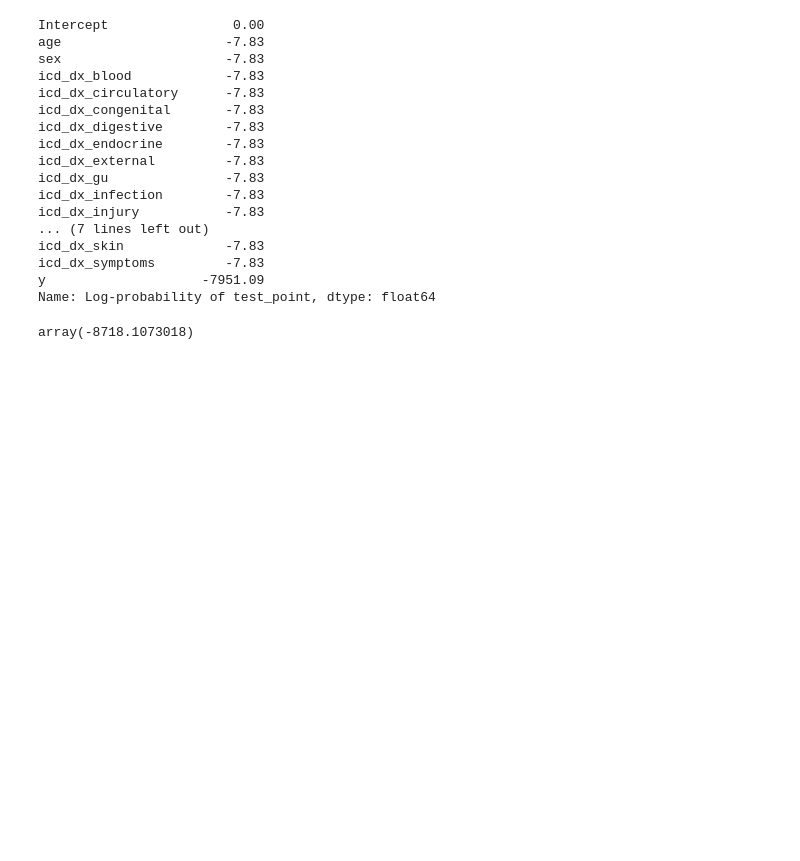
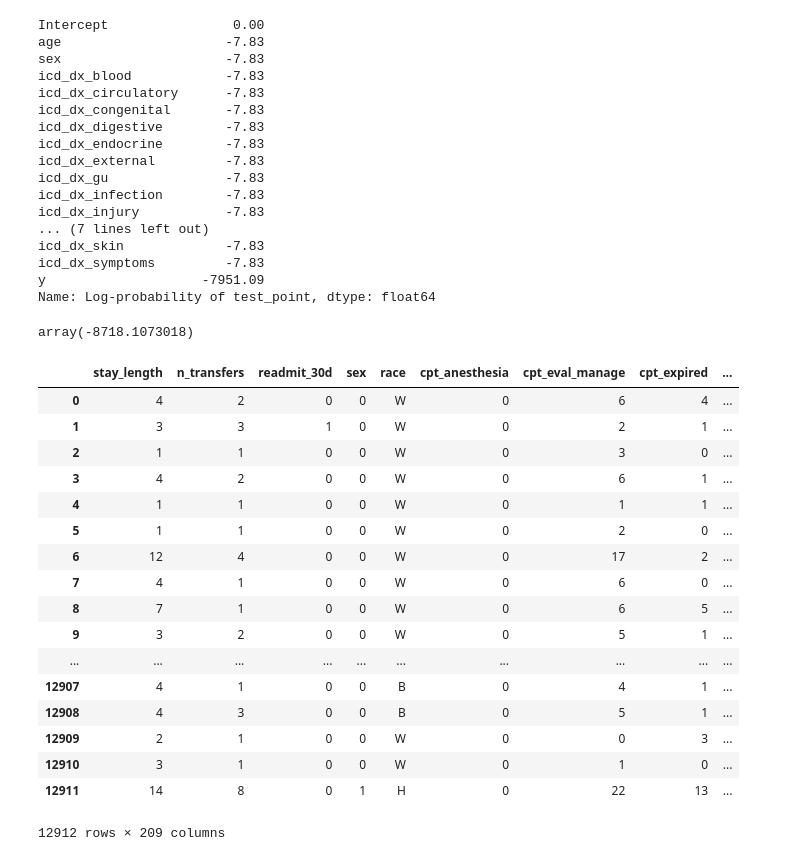
Before and after one commit to alvinjeffery/Bios8366_project, a Jupyter notebook: code/scratchpad.ipynb, the cells around one changed output. Saved outputs shown, nothing was run; the diff lists cells and outputs as text; code cells hidden in the pictures; blank space fills up the shorter version.

Commit message:
current work on Bayesian notebook
& notes on base table construction

```diff
--- a/code/scratchpad.ipynb
+++ b/code/scratchpad.ipynb
@@ -530,0 +674,33 @@ approx = pm.fit(n=10000, method='advi', model=model,
+# %%
+import pandas as pd
+train = pd.read_csv('../data/train_imputed.csv')
+valid = pd.read_csv('../data/valid_imputed.csv')
+test = pd.read_csv('../data/test_imputed.csv')
+# %%
+train.sex = (train.sex == 'M')*1
+test.sex = (test.sex == 'M')*1
+valid.sex = (valid.sex == 'M')*1
+train.drop('Unnamed: 0',axis=1, inplace = True)
+test.drop('Unnamed: 0',axis=1, inplace = True)
+valid.drop('Unnamed: 0',axis=1, inplace = True)
+# %%
+train
+# %% [output]
+|  | stay_length | n_transfers | readmit_30d | sex | race | cpt_anesthesia | cpt_eval_manage | cpt_expired | ... |
+| 0 | 4 | 2 | 0 | 0 | W | 0 | 6 | 4 | ... |
+| 1 | 3 | 3 | 1 | 0 | W | 0 | 2 | 1 | ... |
+| 2 | 1 | 1 | 0 | 0 | W | 0 | 3 | 0 | ... |
+| 3 | 4 | 2 | 0 | 0 | W | 0 | 6 | 1 | ... |
+| 4 | 1 | 1 | 0 | 0 | W | 0 | 1 | 1 | ... |
+| 5 | 1 | 1 | 0 | 0 | W | 0 | 2 | 0 | ... |
+| 6 | 12 | 4 | 0 | 0 | W | 0 | 17 | 2 | ... |
+| 7 | 4 | 1 | 0 | 0 | W | 0 | 6 | 0 | ... |
+| 8 | 7 | 1 | 0 | 0 | W | 0 | 6 | 5 | ... |
+| 9 | 3 | 2 | 0 | 0 | W | 0 | 5 | 1 | ... |
+| ... | ... | ... | ... | ... | ... | ... | ... | ... | ... |
+| 12907 | 4 | 1 | 0 | 0 | B | 0 | 4 | 1 | ... |
+| 12908 | 4 | 3 | 0 | 0 | B | 0 | 5 | 1 | ... |
+| 12909 | 2 | 1 | 0 | 0 | W | 0 | 0 | 3 | ... |
+| 12910 | 3 | 1 | 0 | 0 | W | 0 | 1 | 0 | ... |
+| 12911 | 14 | 8 | 0 | 1 | H | 0 | 22 | 13 | ... |
+12912 rows × 209 columns
```
Also changed, not shown: parts of 16 cells of this notebook, 2 other files.
